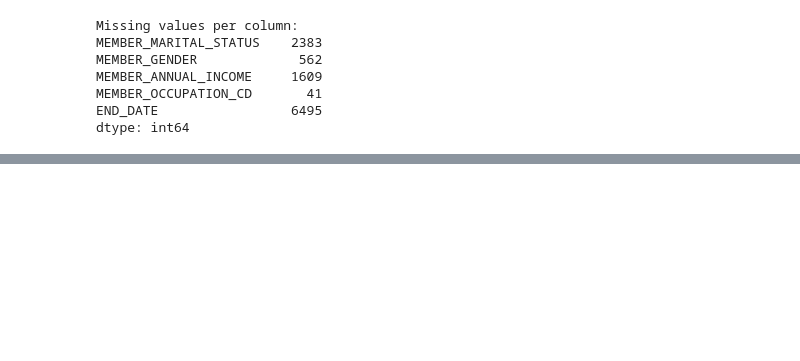
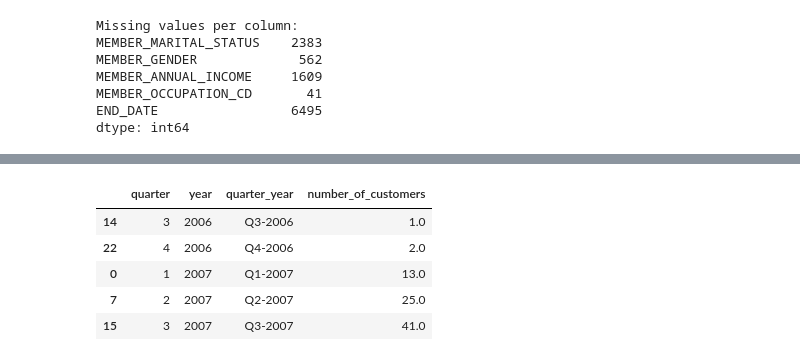
Before and after one commit to AnhDungPham2901/churn-analysis, a Jupyter notebook: notebooks/eda.ipynb, the cells around one changed output, grey strips where cells are left out. Cells and saved outputs as stored; diff of their text form; code cells hidden in the pictures; blank space fills up the shorter version.

```diff
--- a/notebooks/eda.ipynb
+++ b/notebooks/eda.ipynb
@@ -82,0 +119,14 @@ dtype: int64
+# %%
+# Prepare customer count data by quarter without accumulation
+customer_counts = df.groupby(['quarter', 'year', 'quarter_year'])['ID'].nunique().reset_index()
+customer_counts = customer_counts.sort_values(by=['year', 'quarter'])
+customer_counts.rename(columns={'ID': 'number_of_customers'}, inplace=True)
+customer_counts['number_of_customers'] = customer_counts['number_of_customers'].expanding().sum()
+customer_counts.head()
+# %% [output]
+|  | quarter | year | quarter_year | number_of_customers |
+| 14 | 3 | 2006 | Q3-2006 | 1.0 |
+| 22 | 4 | 2006 | Q4-2006 | 2.0 |
+| 0 | 1 | 2007 | Q1-2007 | 13.0 |
+| 7 | 2 | 2007 | Q2-2007 | 25.0 |
+| 15 | 3 | 2007 | Q3-2007 | 41.0 |
```
Also changed, not shown: parts of 7 cells of this notebook, 3 other files.
